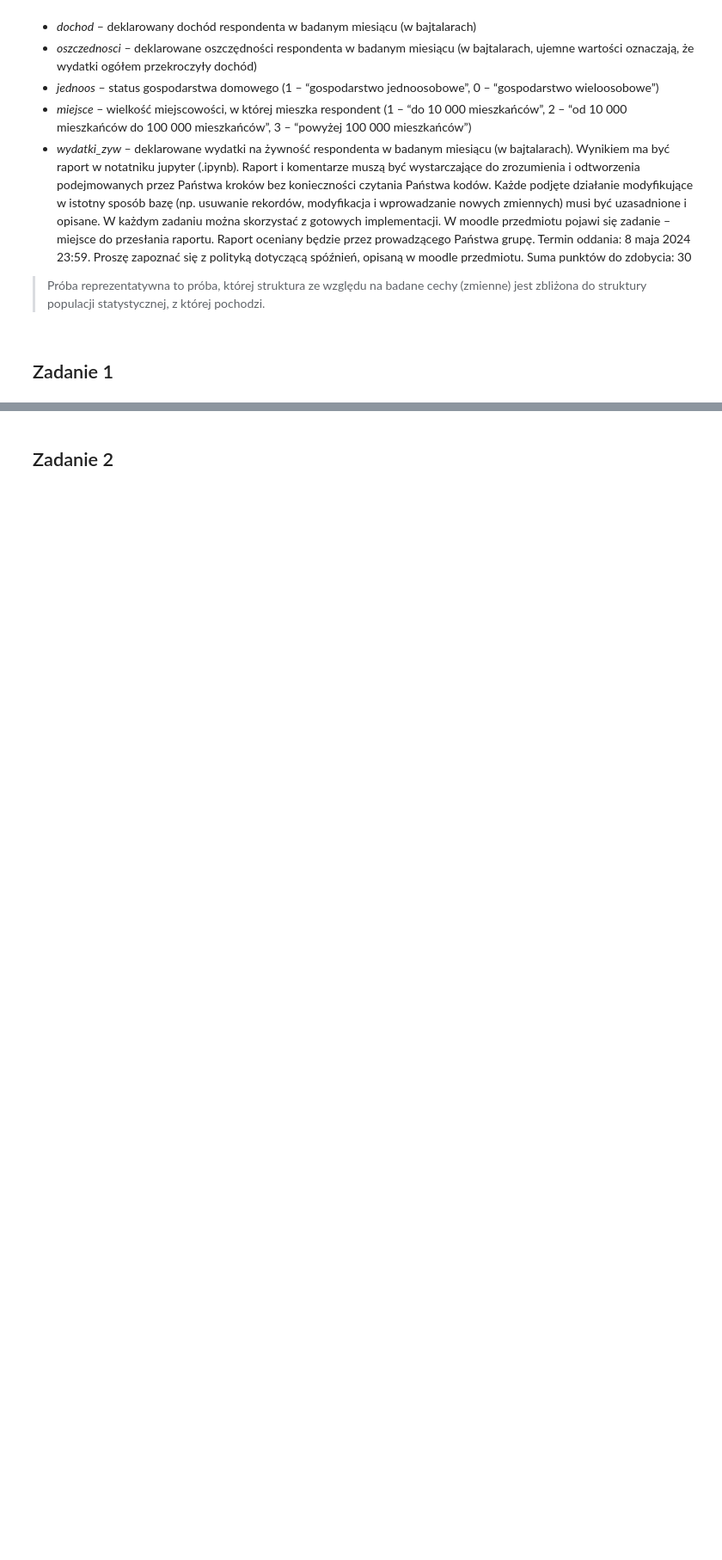
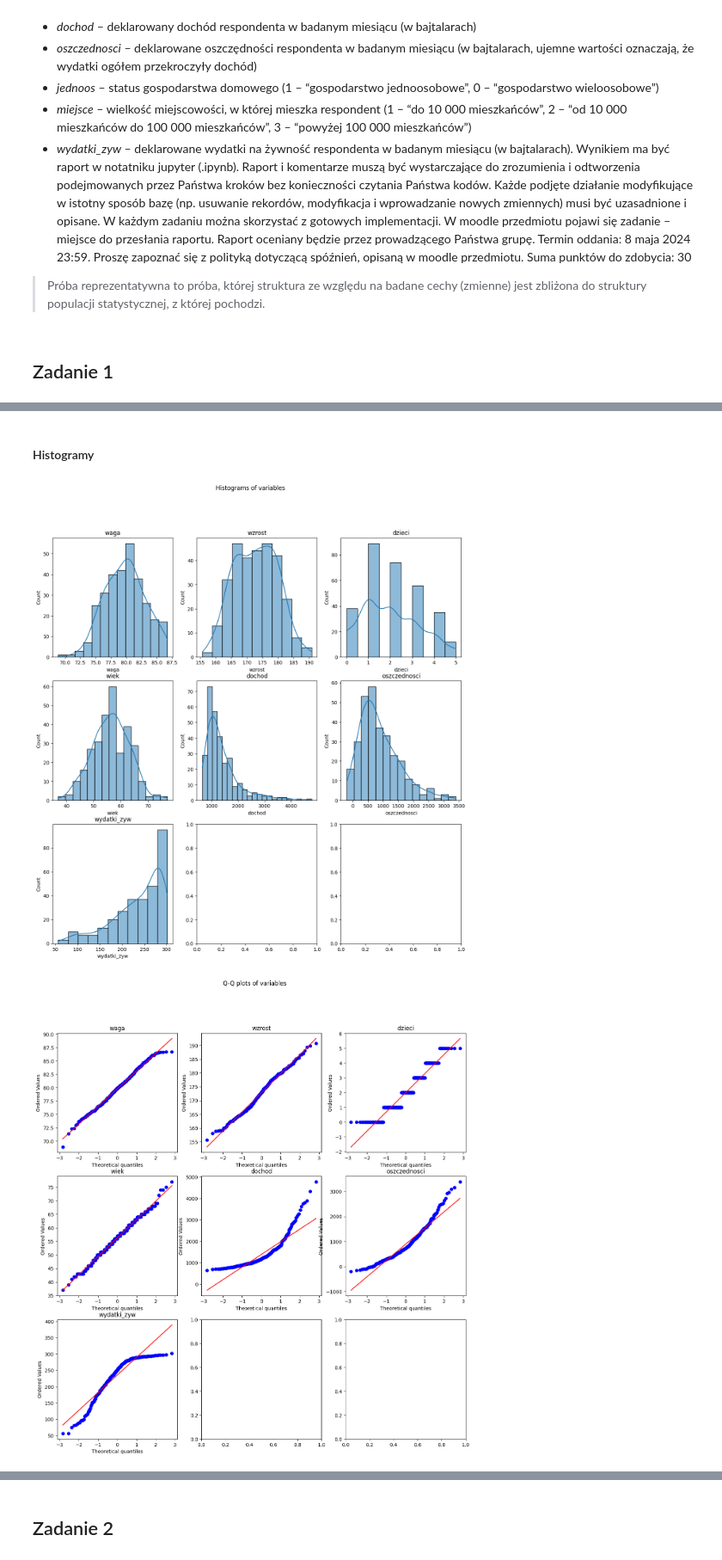
Before and after one commit to JacquesWhite/mimuw-ml-intro, a Jupyter notebook: ml-intro-project1.ipynb, the cells around one changed output, grey strips where cells are left out. Shown at 86% size. Cells and saved outputs as stored; diff of their text form; code cells hidden in the pictures; blank space fills up the shorter version.

```diff
--- a/ml-intro-project1.ipynb
+++ b/ml-intro-project1.ipynb
@@ -31,0 +44,6 @@ Suma punktów do zdobycia: 30
+# %%
+data = pd.read_csv("dane_projekt1.csv", sep=';')
+
+data['plec'] = data['plec'].astype('category')
+data['jednoos'] = data['jednoos'].astype('category')
+data['miejsce'] = data['miejsce'].astype('category')
@@ -31,0 +54,8 @@ Suma punktów do zdobycia: 30
+# %%
+negative_expenses_rows_count = data[data['wydatki_zyw'] < 0].shape[0]
+
+print(f'Liczba wszystkich obserwacji: {data.shape[0]}')
+print(f"Liczba wierszy z ujemnymi wydatkami: {negative_expenses_rows_count}")
+data = data.drop(data[data['wydatki_zyw'] < 0].index) # wydatki_zyw nie mogą być ujemne
+print("Data info")
+print(data.info())
@@ -37,0 +139,42 @@ Wczytaj dane, obejrzyj je i podsumuj w dwóch-trzech zdaniach. Zadania pomocnicz
+# %% [markdown]
+#### Histogramy
+# %%
+fig, axs = plt.subplots(3, 3, figsize=(15, 15))
+fig.suptitle('Histograms of variables')
+sns.histplot(data['waga'], kde=True, ax=axs[0, 0])
+axs[0, 0].set_title('waga')
+sns.histplot(data['wzrost'], kde=True, ax=axs[0, 1])
+axs[0, 1].set_title('wzrost')
+sns.histplot(data['dzieci'], kde=True, ax=axs[0, 2])
+axs[0, 2].set_title('dzieci')
+sns.histplot(data['wiek'], kde=True, ax=axs[1, 0])
+axs[1, 0].set_title('wiek')
+sns.histplot(data['dochod'], kde=True, ax=axs[1, 1])
+axs[1, 1].set_title('dochod')
+sns.histplot(data['oszczednosci'], kde=True, ax=axs[1, 2])
+axs[1, 2].set_title('oszczednosci')
+sns.histplot(data['wydatki_zyw'], kde=True, ax=axs[2, 0])
+axs[2, 0].set_title('wydatki_zyw')
+plt.show()
+
+
+fig, axs = plt.subplots(3, 3, figsize=(15, 15))
+fig.suptitle('Q-Q plots of variables')
+stats.probplot(data['waga'], dist="norm", plot=axs[0, 0])
+axs[0, 0].set_title('waga')
+stats.probplot(data['wzrost'], dist="norm", plot=axs[0, 1])
+axs[0, 1].set_title('wzrost')
+stats.probplot(data['dzieci'], dist="norm", plot=axs[0, 2])
+axs[0, 2].set_title('dzieci')
+stats.probplot(data['wiek'], dist="norm", plot=axs[1, 0])
+axs[1, 0].set_title('wiek')
+stats.probplot(data['dochod'], dist="norm", plot=axs[1, 1])
+axs[1, 1].set_title('dochod')
+stats.probplot(data['oszczednosci'], dist="norm", plot=axs[1, 2])
+axs[1, 2].set_title('oszczednosci')
+stats.probplot(data['wydatki_zyw'], dist="norm", plot=axs[2, 0])
+axs[2, 0].set_title('wydatki_zyw')
+plt.show()
+# %% [output]
+[figure, added]
+[figure, added]
```
Also changed, not shown: parts of 196 cells of this notebook.
